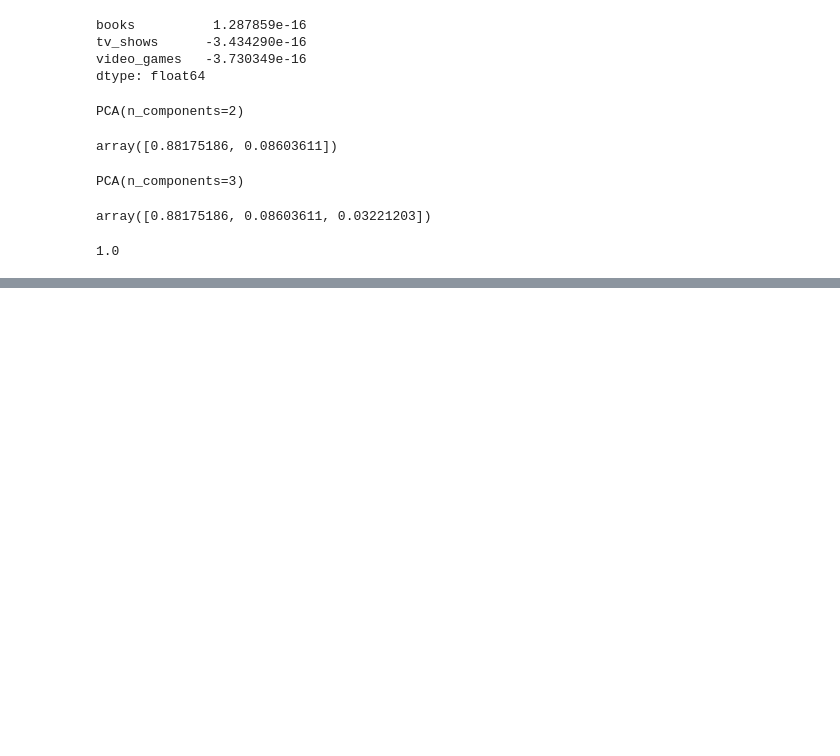
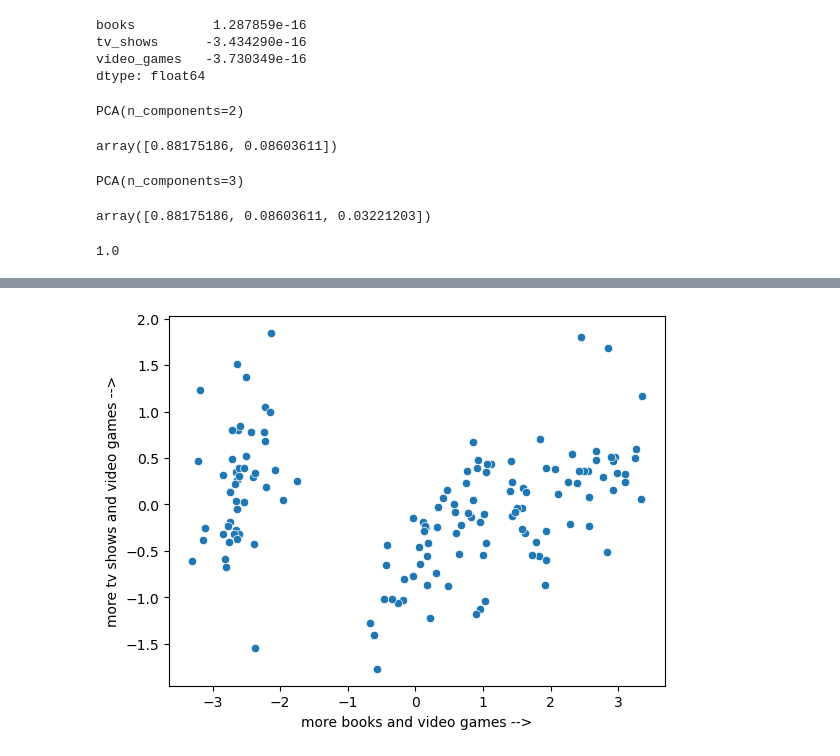
Before and after one commit to Camiloesp/PythonDataScience_UnsupervisedML, a Jupyter notebook: 4_DimensionalityReduction.ipynb, the cells around one changed output, grey strips where cells are left out. Cells and saved outputs as stored; diff of their text form; code cells hidden in the pictures; blank space fills up the shorter version.

```diff
--- a/4_DimensionalityReduction.ipynb
+++ b/4_DimensionalityReduction.ipynb
@@ -85,0 +113,3 @@ sum(pca3.explained_variance_ratio_) # gives 100% of captured variance data.
+# %%
+df_transformed = pd.DataFrame(pca.transform(df_centered), columns=['pc1', 'pc2'])
+df_transformed.head()
@@ -85,0 +123,10 @@ sum(pca3.explained_variance_ratio_) # gives 100% of captured variance data.
+# %%
+# view the data on a scatter plot
+import matplotlib.pyplot as plt
+import seaborn as sns
+
+sns.scatterplot(x='pc1', y='pc2', data=df_transformed)
+plt.xlabel('more books and video games -->')
+plt.ylabel('more tv shows and video games -->');
+# %% [output]
+[figure, added]
```
Also changed, not shown: parts of 7 cells of this notebook, 1 other file.
